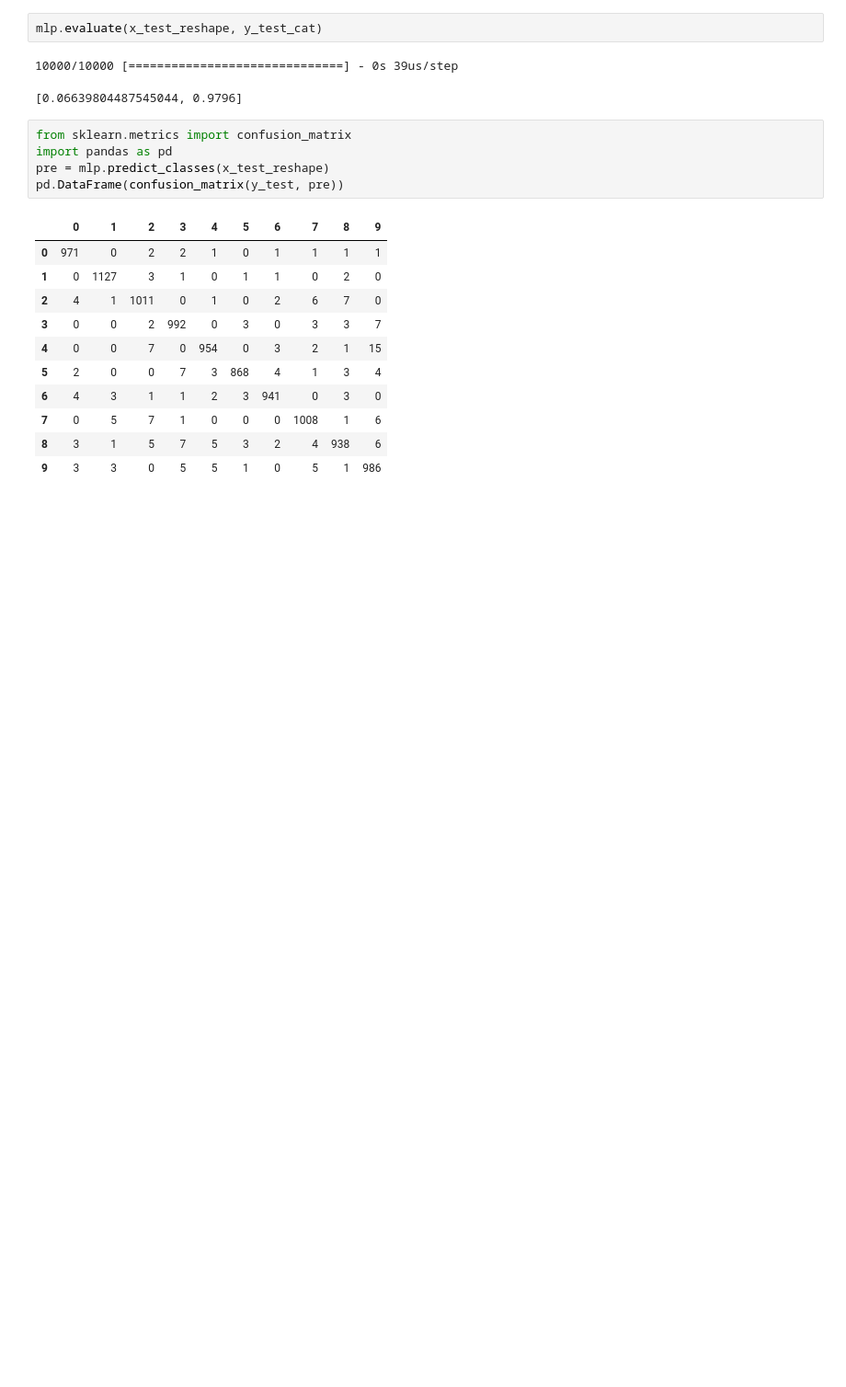
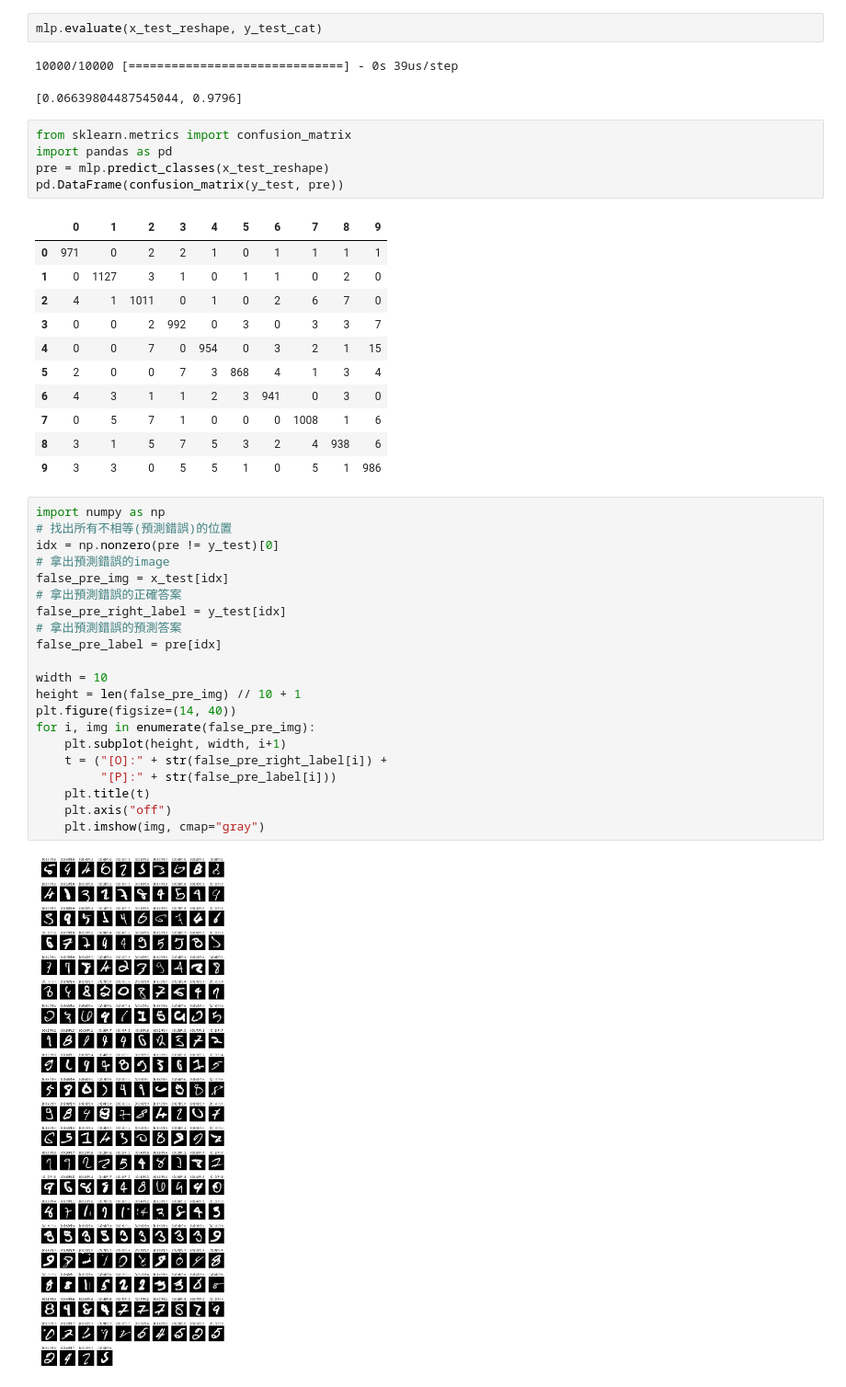
Before and after one commit to grand-coder/ML520, a Jupyter notebook: MLP.ipynb, the cells around one changed output. Shown: that part at 92% size. Cells and saved outputs as stored; diff of their text form; blank space fills up the shorter version.

```diff
--- a/MLP.ipynb
+++ b/MLP.ipynb
@@ -141,3 +141,26 @@ pd.DataFrame(confusion_matrix(y_test, pre))
 | 7 | 0 | 5 | 7 | 1 | 0 | 0 | 0 | 1008 | 1 | 6 |
 | 8 | 3 | 1 | 5 | 7 | 5 | 3 | 2 | 4 | 938 | 6 |
 | 9 | 3 | 3 | 0 | 5 | 5 | 1 | 0 | 5 | 1 | 986 |
+# %%
+import numpy as np
+# 找出所有不相等(預測錯誤)的位置
+idx = np.nonzero(pre != y_test)[0]
+# 拿出預測錯誤的image
+false_pre_img = x_test[idx]
+# 拿出預測錯誤的正確答案
+false_pre_right_label = y_test[idx]
+# 拿出預測錯誤的預測答案
+false_pre_label = pre[idx]
+
+width = 10
+height = len(false_pre_img) // 10 + 1
+plt.figure(figsize=(14, 40))
+for i, img in enumerate(false_pre_img):
+    plt.subplot(height, width, i+1)
+    t = ("[O]:" + str(false_pre_right_label[i]) +
+         "[P]:" + str(false_pre_label[i]))
+    plt.title(t)
+    plt.axis("off")
+    plt.imshow(img, cmap="gray")
+# %% [output]
+[figure, added]
```
